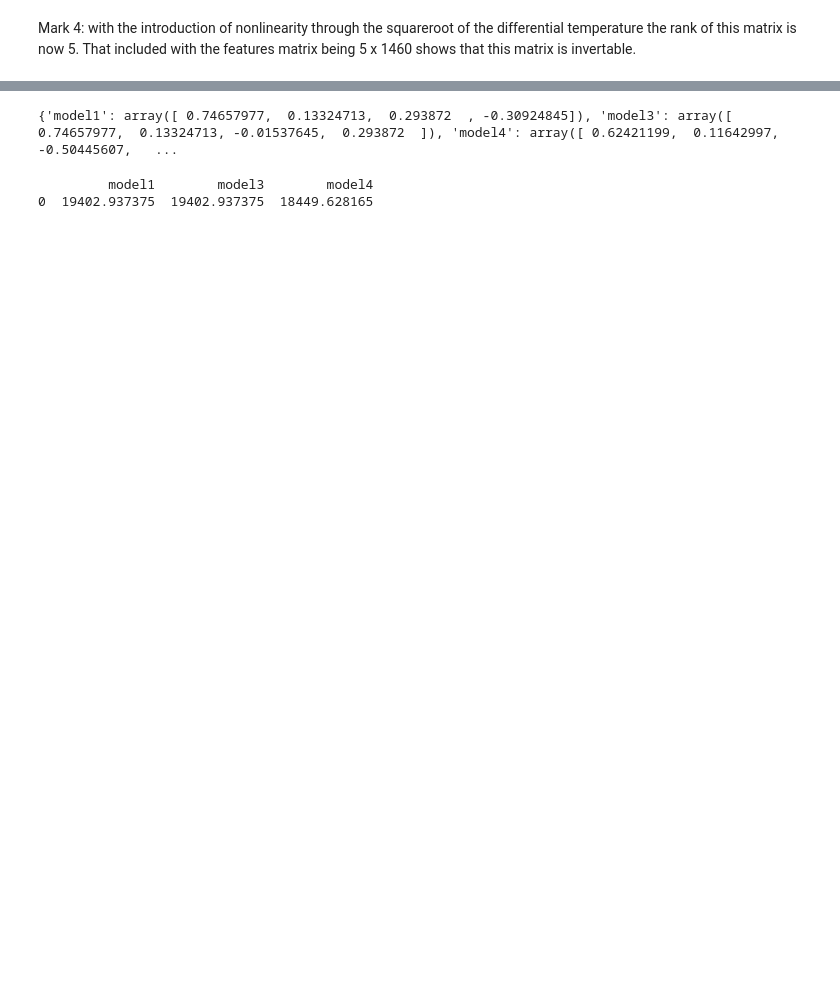
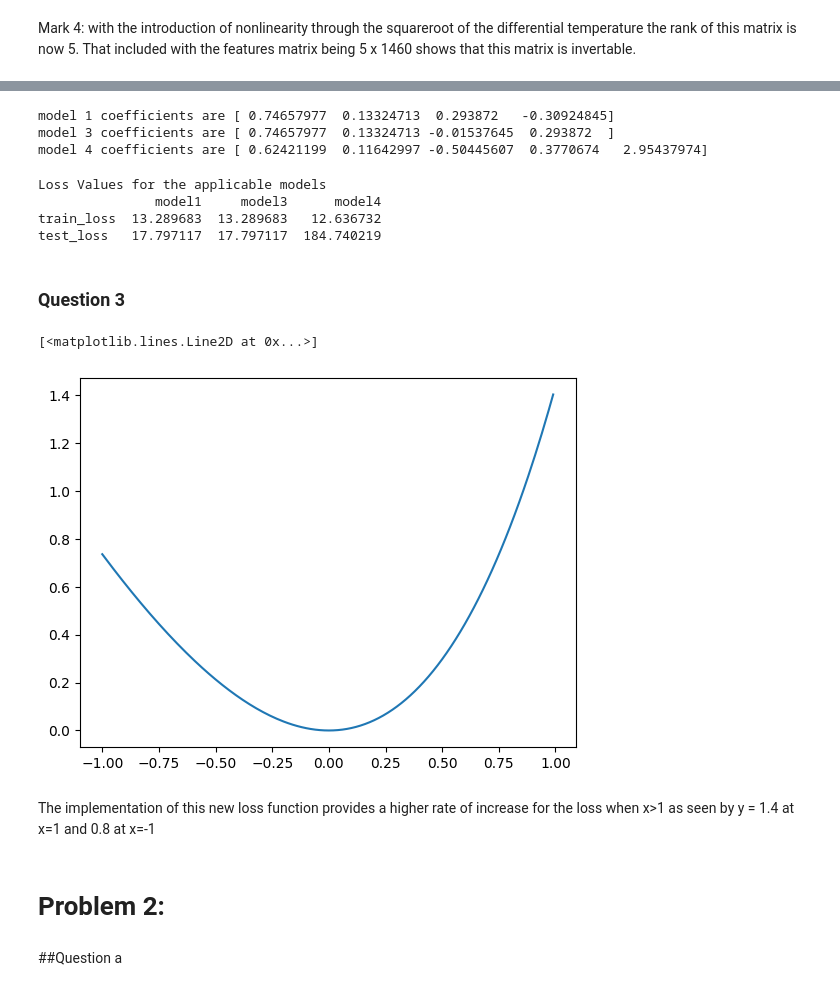
Before and after one commit to ShyEagle21/Practice, a Jupyter notebook: ML_C1_PSET1.ipynb, the cells around one changed output, grey strips where cells are left out. Cells and saved outputs as stored; diff of their text form; code cells hidden in the pictures; blank space fills up the shorter version.

```diff
--- a/ML_C1_PSET1.ipynb
+++ b/ML_C1_PSET1.ipynb
@@ -162,10 +241,34 @@ loss is [18449.62816537]
-# %%
-df_loss = pd.DataFrame.from_dict(loss_dic)
-print(coeff_dic)
-# %% [output]
-{'model1': array([ 0.74657977,  0.13324713,  0.293872  , -0.30924845]), 'model3': array([ 0.74657977,  0.13324713, -0.01537645,  0.293872  ]), 'model4': array([ 0.62421199,  0.11642997, -0.50445607,   ...
-# %%
-print(df_loss)
-# %% [output]
-         model1        model3        model4
-0  19402.937375  19402.937375  18449.628165
+# %%
+df_loss = pd.DataFrame.from_dict(loss_dic)
+df_loss.index = ['train_loss', 'test_loss']
+print(f"model 1 coefficients are {coeff_dic['model1']}")
+print(f"model 3 coefficients are {coeff_dic['model3']}")
+print(f"model 4 coefficients are {coeff_dic['model4']}")
+# %% [output]
+model 1 coefficients are [ 0.74657977  0.13324713  0.293872   -0.30924845]
+model 3 coefficients are [ 0.74657977  0.13324713 -0.01537645  0.293872  ]
+model 4 coefficients are [ 0.62421199  0.11642997 -0.50445607  0.3770674   2.95437974]
+# %%
+print('Loss Values for the applicable models')
+print(df_loss)
+# %% [output]
+Loss Values for the applicable models
+               model1     model3      model4
+train_loss  13.289683  13.289683   12.636732
+test_loss   17.797117  17.797117  184.740219
+# %% [markdown]
+### Question 3
+# %%
+#I want to make a list x which has numbers from -1 to 1 in 0.01 increments
+X = np.arange(-1, 1, 0.01)
+y = 2*np.exp(X)-2*X-2
+plt.plot(X, y)
+# %% [output]
+[<matplotlib.lines.Line2D at 0x...>]
+[figure, added]
+# %% [markdown]
+The implementation of this new loss function provides a higher rate of increase for the loss when x>1 as seen by y = 1.4 at x=1 and 0.8 at x=-1
+# %% [markdown]
+# Problem 2:
+# %% [markdown]
+##Question a
```
Also changed, not shown: parts of 6 cells of this notebook.
